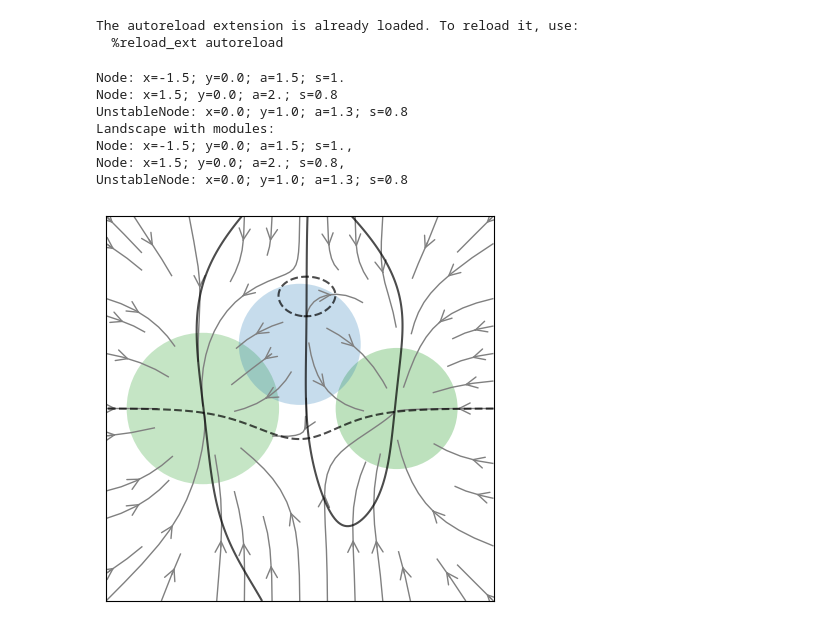
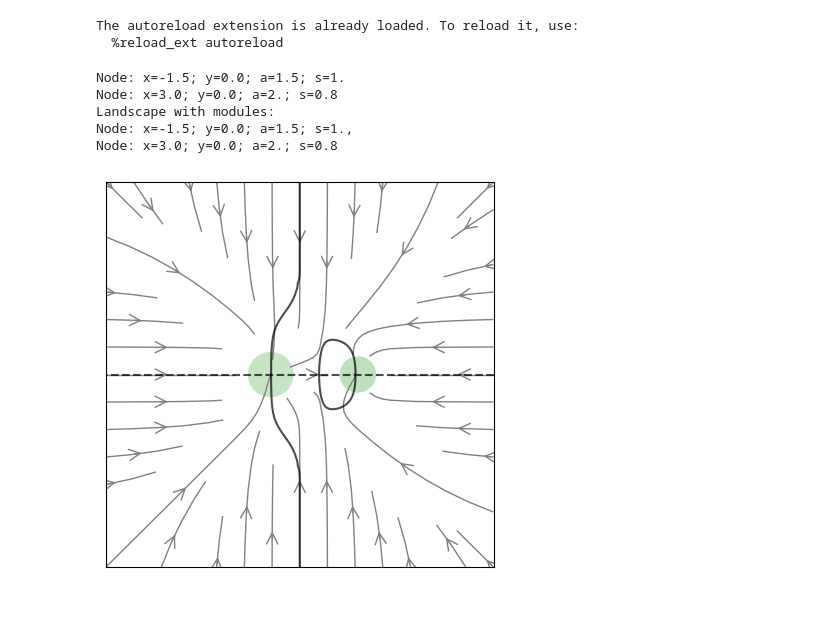
Before and after one commit to victoria-mochulska/evoscape, a Jupyter notebook: examples/example_basics_pytree.ipynb, the cells around one changed output. Drawn from its saved outputs; the diff is of its cells as text; code cells hidden in the pictures.

```diff
--- a/examples/example_basics_pytree.ipynb
+++ b/examples/example_basics_pytree.ipynb
@@ -23,54 +25,60 @@ The autoreload extension is already loaded. To reload it, use:
 %autoreload
 
 # Definition of the modules of the landscape: to be constructed accordingly
+
 M1 = Node(x=-1.5, y=0., a=1.5, s=1.)
-M2 = Node(x=1.5, y=0., a=2., s=0.8)
-M3 = UnstableNode(x=0., y=1., a=1.3, s=0.8)
+M2 = Node(x=3., y=0., a=2., s=0.8)
 
-module_list = [M1, M2, M3]
+module_list = [M1, M2]
+
+
+# M1 = Node(x=-3., y=0., a=3., s=1.)
+# M2 = Node(x=4., y=0., a=3., s=1.)
+# M3 = Node (x= 2., y= 3., a= 3.,s=1.)
+
+# module_list = [M1, M2,M3]
 
 for M in module_list:
     print(M)
 
 # Definition of the landscape
-landscape = Landscape(module_list, A0 = 0.05, regime=mr_const, n_regimes=1)
+landscape = Landscape(module_list, A0 = 0.01, regime=mr_const, n_regimes=1)
 print(landscape)
-
-# Parameters of vizualisation
-L = 3.
-npoints = 201
-q = np.linspace(-L, L, npoints)
-xx, yy = np.meshgrid(q, q, indexing='xy')
-
 
 # key used for noise
 key = jrd.PRNGKey(0)
 
 #Numerical constants for simulation
-n, t0,tf, nt, ndt, noise, η, iterations=100, 0., 10., 51, 50, 0.2, 1, 500
+n, cell_noise, t0,tf, nt, ndt, noise, η, iterations=200, 0.5, 0., 10., 51, 50, 0.5, 0.001, 700
 
 # Selection of the get_states function
 get_states = get_cell_states
 
 # Selection of the fitness function
-loss_function = origin_leading_fitness
+loss_function = biseparating_fitness
 
-loss_param = None
+T, λ, q_prob =1., 10., (0.5,0.5)
+
+loss_param = T, λ, q_prob
 
 # For signal regime
 signal_param = None
 # %% [output]
 Node: x=-1.5; y=0.0; a=1.5; s=1.
-Node: x=1.5; y=0.0; a=2.; s=0.8
-UnstableNode: x=0.0; y=1.0; a=1.3; s=0.8
+Node: x=3.0; y=0.0; a=2.; s=0.8
 Landscape with modules:
 Node: x=-1.5; y=0.0; a=1.5; s=1.,
-Node: x=1.5; y=0.0; a=2.; s=0.8,
-UnstableNode: x=0.0; y=1.0; a=1.3; s=0.8
+Node: x=3.0; y=0.0; a=2.; s=0.8
 # %%
+# Parameters of vizualisation
+L = 10.
+npoints = 201
+q = np.linspace(-L, L, npoints)
+xx, yy = np.meshgrid(q, q, indexing='xy')
+
 fig = visualize_landscape(landscape, xx, yy, regime=0, color_scheme='fp_types')
 # %% [output]
-[figure, old version]
+[figure, new version]
 # %%
 landscape.init_cells(n,landscape.init_cond,noise=noise)
 get_and_plot_traj(landscape,t0,tf,nt,L,noise)
```
Also changed, not shown: parts of 11 cells of this notebook, 10 other files.
